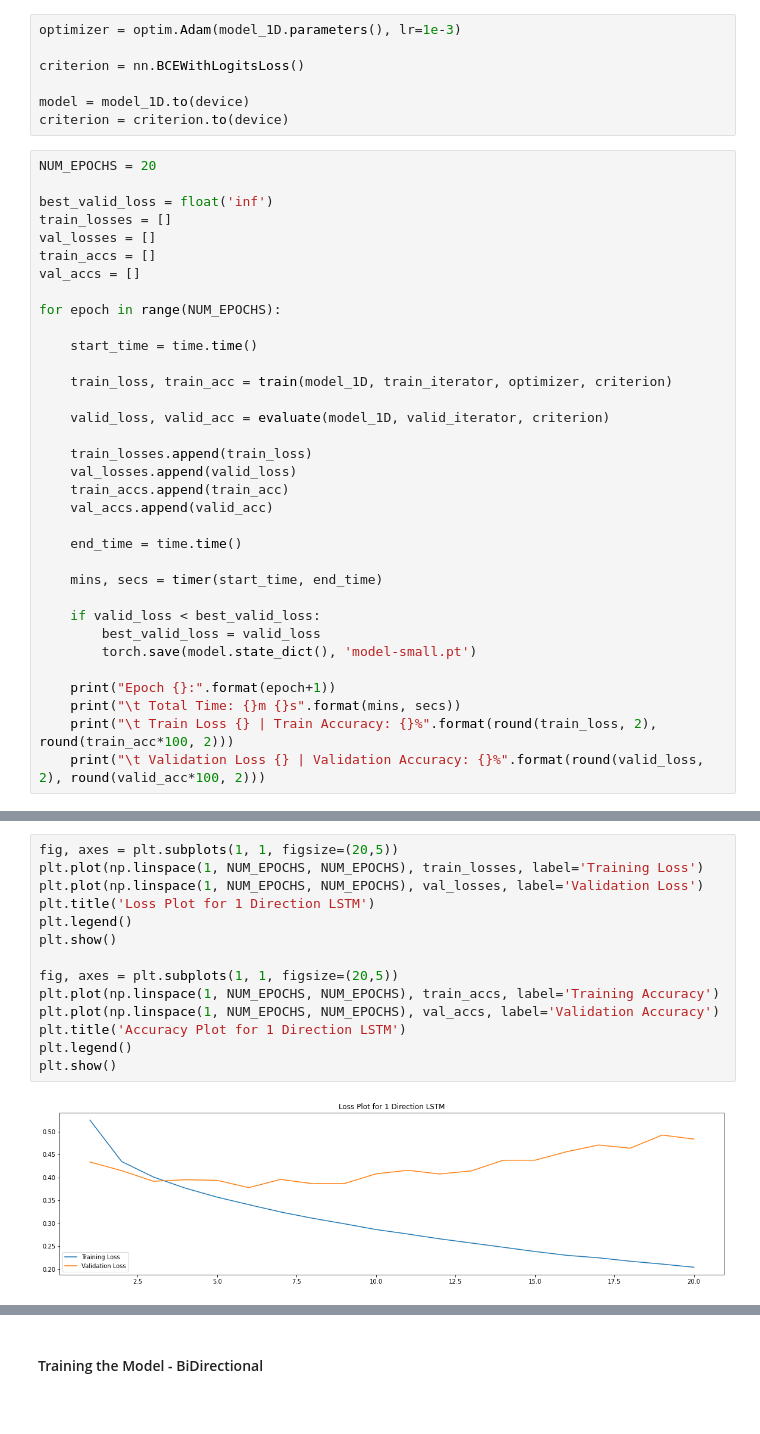
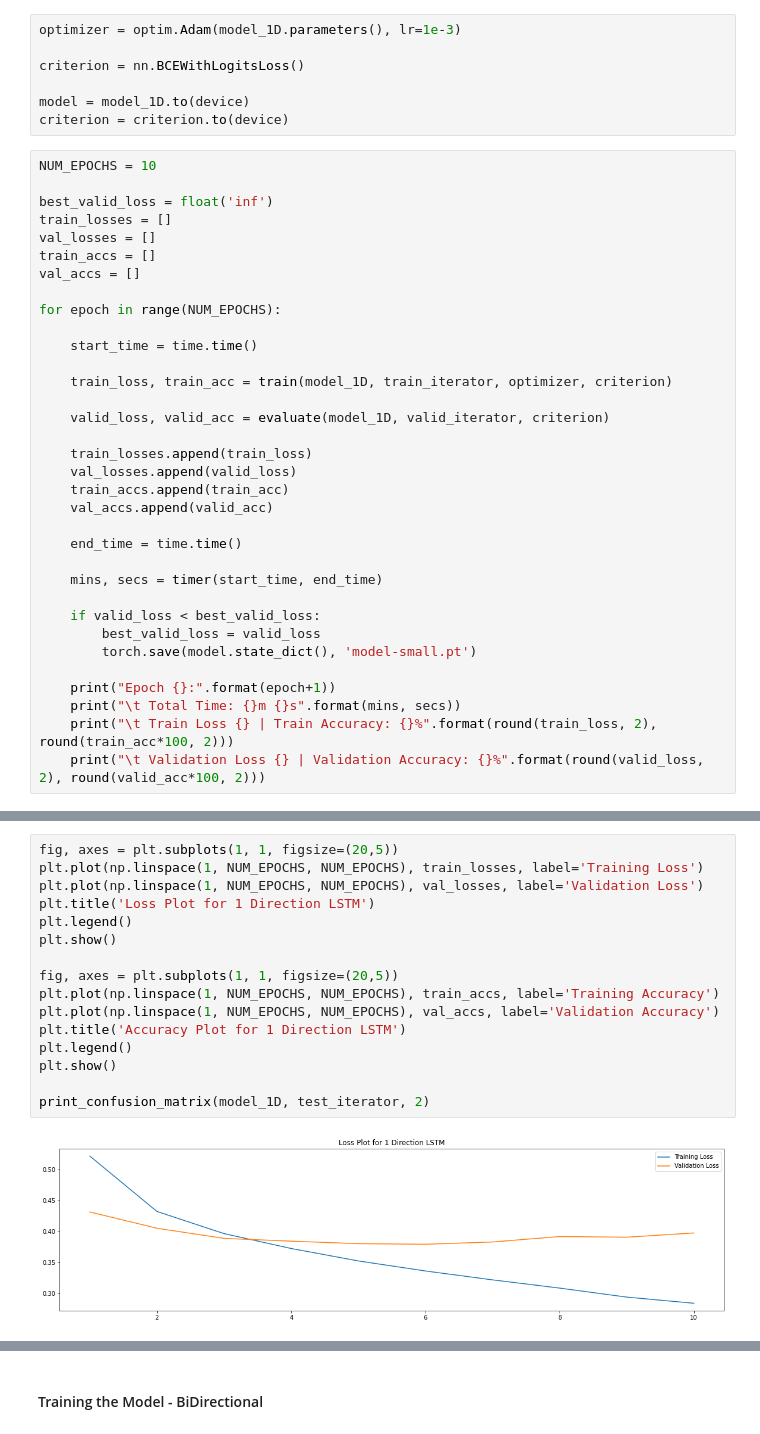
Before and after one commit to AminAlam/Deep-Sentiment, a Jupyter notebook: Deep_Sentiment.ipynb, the cells around one changed output, grey strips where cells are left out. Drawn from its saved outputs; the diff is of its cells as text.

```diff
--- a/Deep_Sentiment.ipynb
+++ b/Deep_Sentiment.ipynb
@@ -283,7 +317,7 @@ criterion = nn.BCEWithLogitsLoss()
 model = model_1D.to(device)
 criterion = criterion.to(device)
 # %%
-NUM_EPOCHS = 20
+NUM_EPOCHS = 10
 
 best_valid_loss = float('inf')
 train_losses = []
@@ -337,16 +371,18 @@ Epoch 20:
 # %%
 fig, axes = plt.subplots(1, 1, figsize=(20,5))
 plt.plot(np.linspace(1, NUM_EPOCHS, NUM_EPOCHS), train_losses, label='Training Loss')
 plt.plot(np.linspace(1, NUM_EPOCHS, NUM_EPOCHS), val_losses, label='Validation Loss')
 plt.title('Loss Plot for 1 Direction LSTM')
 plt.legend()
 plt.show()
 
 fig, axes = plt.subplots(1, 1, figsize=(20,5))
 plt.plot(np.linspace(1, NUM_EPOCHS, NUM_EPOCHS), train_accs, label='Training Accuracy')
 plt.plot(np.linspace(1, NUM_EPOCHS, NUM_EPOCHS), val_accs, label='Validation Accuracy')
 plt.title('Accuracy Plot for 1 Direction LSTM')
 plt.legend()
 plt.show()
+
+print_confusion_matrix(model_1D, test_iterator, 2)
 # %% [output]
-[figure, old version]
+[figure, new version]
```
Also changed, not shown: parts of 28 cells of this notebook.
